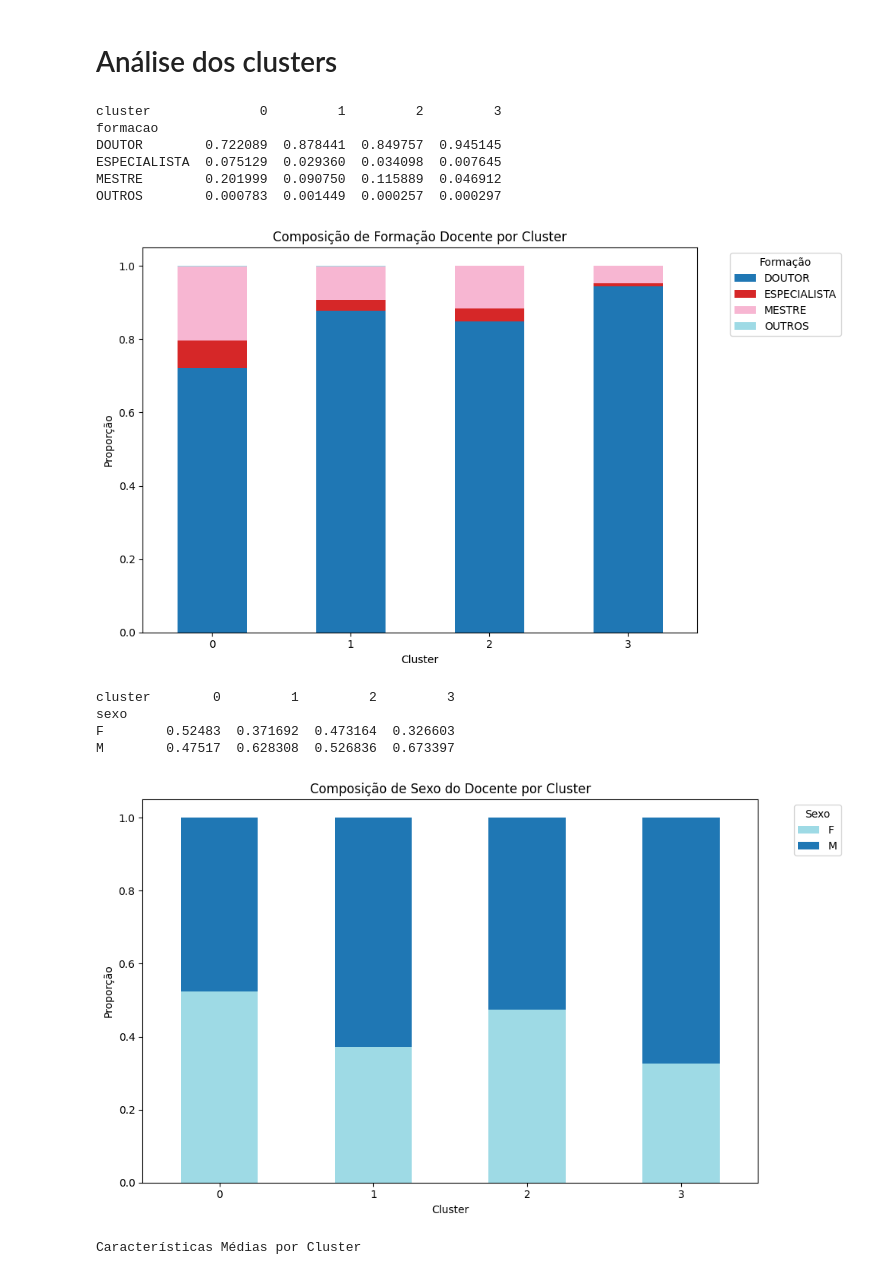
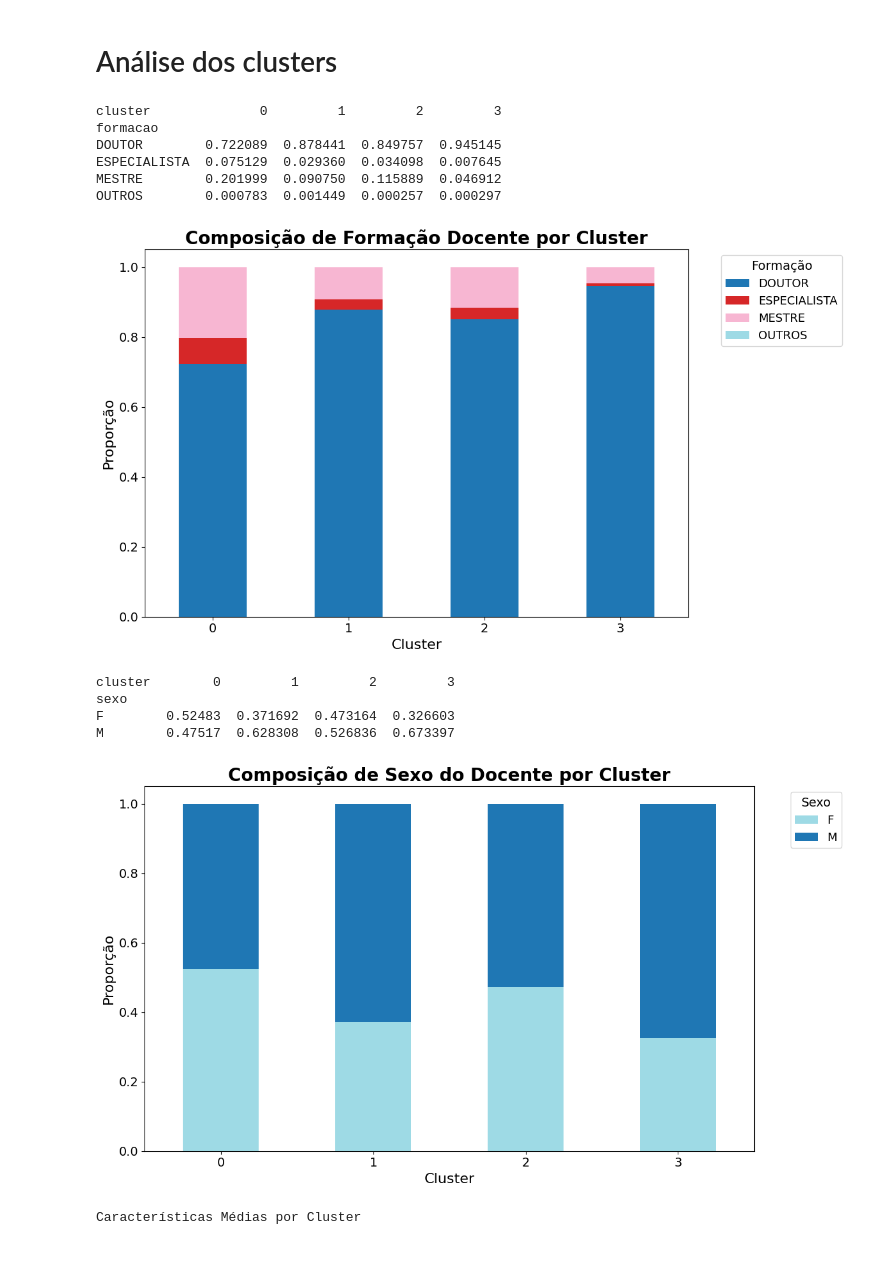
Before and after one commit to PETCC-UFRN/data-pet, a Jupyter notebook: ENAPET2025/clustering/analise_clusters.ipynb, the cells around one changed output. Saved outputs shown, nothing was run; the diff lists cells and outputs as text; code cells hidden in the pictures.

```diff
--- a/ENAPET2025/clustering/analise_clusters.ipynb
+++ b/ENAPET2025/clustering/analise_clusters.ipynb
@@ -112,38 +112,49 @@ import matplotlib.pyplot as plt
 
 df = merged_data.copy()
 
 # distribuição de formacao por cluster
 formacao_cluster = (
     df.groupby(['cluster', 'formacao'], as_index=False)
       .size()
       .rename(columns={'size': 'count'})
 )
 formacao_cluster['proporcao'] = (
     formacao_cluster.groupby('cluster')['count']
     .transform(lambda x: x / x.sum())
 )
 
 print(formacao_cluster.pivot(index='formacao', columns='cluster', values='proporcao'))
 
 # Stacked bar chart
 pivot_formacao = formacao_cluster.pivot(index='cluster', columns='formacao', values='proporcao').fillna(0)
 
-pivot_formacao.plot(kind='bar', stacked=True, figsize=(10, 6), colormap='tab20')
-plt.title('Composição de Formação Docente por Cluster')
-plt.xlabel('Cluster')
-plt.ylabel('Proporção')
+# Aumentar tamanho das fontes
+plt.rcParams.update({
+    'font.size': 14,           # Tamanho base da fonte
+    'axes.titlesize': 18,      # Tamanho do título
+    'axes.labelsize': 16,      # Tamanho dos labels dos eixos
+    'xtick.labelsize': 14,     # Tamanho dos números no eixo x
+    'ytick.labelsize': 14,     # Tamanho dos números no eixo y
+    'legend.fontsize': 13,     # Tamanho da fonte da legenda
+    'legend.title_fontsize': 14 # Tamanho do título da legenda
+})
+
+pivot_formacao.plot(kind='bar', stacked=True, figsize=(12, 7), colormap='tab20')
+plt.title('Composição de Formação Docente por Cluster', fontsize=20, fontweight='bold')
+plt.xlabel('Cluster', fontsize=16)
+plt.ylabel('Proporção', fontsize=16)
 plt.legend(title='Formação', bbox_to_anchor=(1.05, 1), loc='upper left')
 plt.xticks(rotation=0)
 plt.tight_layout()
 plt.show()
 # %% [output]
 cluster              0         1         2         3
 formacao
 DOUTOR        0.722089  0.878441  0.849757  0.945145
 ESPECIALISTA  0.075129  0.029360  0.034098  0.007645
 MESTRE        0.201999  0.090750  0.115889  0.046912
 OUTROS        0.000783  0.001449  0.000257  0.000297
-[figure, old version]
+[figure, new version]
 # %%
 import pandas as pd
 import seaborn as sns
@@ -151,7 +162,7 @@ import matplotlib.pyplot as plt
 
 df = merged_data.copy()
 
-# distribuição de formacao por cluster
+# distribuição de sexo por cluster
 formacao_cluster = (
     df.groupby(['cluster', 'sexo'], as_index=False)
       .size()
@@ -167,10 +178,21 @@ print(formacao_cluster.pivot(index='sexo', columns='cluster', values='proporcao'
 # Stacked bar chart
 pivot_formacao = formacao_cluster.pivot(index='cluster', columns='sexo', values='proporcao').fillna(0)
 
-pivot_formacao.plot(kind='bar', stacked=True, figsize=(10, 6), colormap='tab20_r')
-plt.title('Composição de Sexo do Docente por Cluster')
-plt.xlabel('Cluster')
-plt.ylabel('Proporção')
+# Aumentar tamanho das fontes
+plt.rcParams.update({
+    'font.size': 14,           # Tamanho base da fonte
+    'axes.titlesize': 18,      # Tamanho do título
+    'axes.labelsize': 16,      # Tamanho dos labels dos eixos
+    'xtick.labelsize': 14,     # Tamanho dos números no eixo x
+    'ytick.labelsize': 14,     # Tamanho dos números no eixo y
+    'legend.fontsize': 13,     # Tamanho da fonte da legenda
+    'legend.title_fontsize': 14 # Tamanho do título da legenda
+})
+
+pivot_formacao.plot(kind='bar', stacked=True, figsize=(12, 7), colormap='tab20_r')
+plt.title('Composição de Sexo do Docente por Cluster', fontsize=20, fontweight='bold')
+plt.xlabel('Cluster', fontsize=16)
+plt.ylabel('Proporção', fontsize=16)
 plt.legend(title='Sexo', bbox_to_anchor=(1.05, 1), loc='upper left')
 plt.xticks(rotation=0)
 plt.tight_layout()
@@ -180,7 +202,7 @@ cluster        0         1         2         3
 sexo
 F        0.52483  0.371692  0.473164  0.326603
 M        0.47517  0.628308  0.526836  0.673397
-[figure, old version]
+[figure, new version]
 # %%
 import pandas as pd
 import seaborn as sns
```
Also changed, not shown: parts of 5 cells of this notebook, 1 other file.
